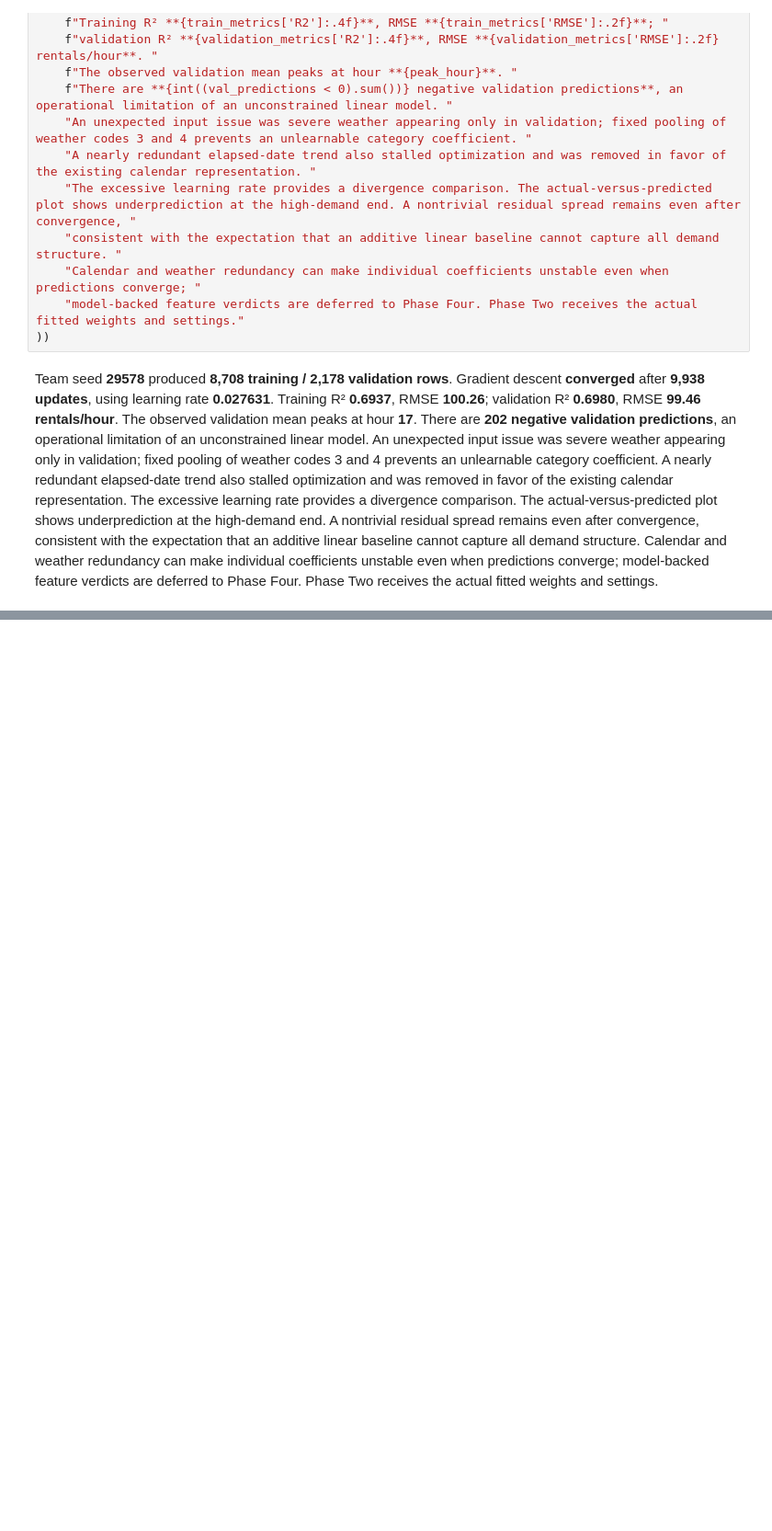
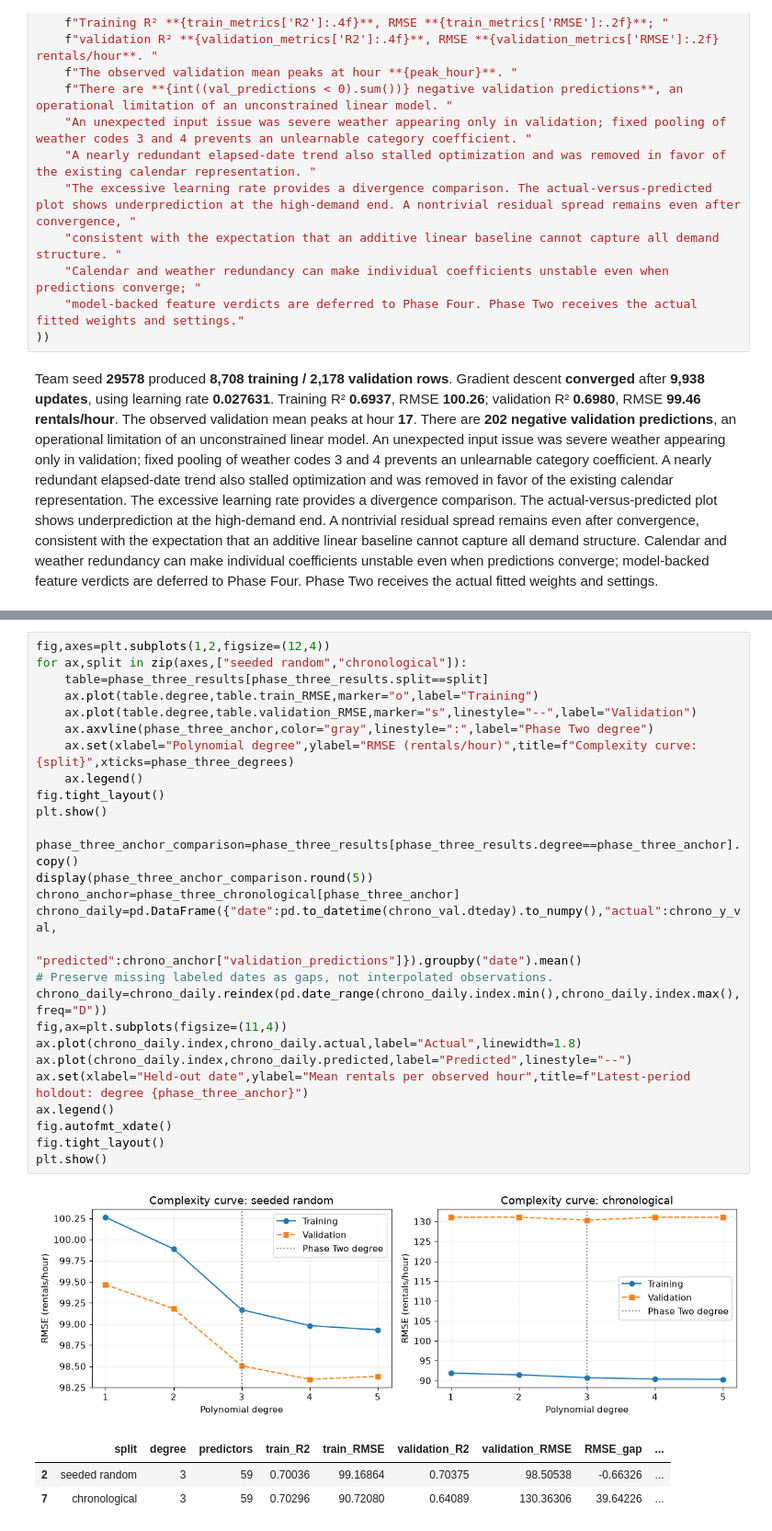
Before and after one commit to MohamedSameh77/machine-learning-project-I, a Jupyter notebook: bike_sharing_demand.ipynb, the cells around one changed output, grey strips where cells are left out. Shown at 92% size. Drawn from its saved outputs; the diff is of its cells as text; blank space fills up the shorter version.

```diff
--- a/bike_sharing_demand.ipynb
+++ b/bike_sharing_demand.ipynb
@@ -447,0 +861,32 @@ Team seed **29578** produced **8,708 training / 2,178 validation rows**. Gradien
+# %%
+fig,axes=plt.subplots(1,2,figsize=(12,4))
+for ax,split in zip(axes,["seeded random","chronological"]):
+    table=phase_three_results[phase_three_results.split==split]
+    ax.plot(table.degree,table.train_RMSE,marker="o",label="Training")
+    ax.plot(table.degree,table.validation_RMSE,marker="s",linestyle="--",label="Validation")
+    ax.axvline(phase_three_anchor,color="gray",linestyle=":",label="Phase Two degree")
+    ax.set(xlabel="Polynomial degree",ylabel="RMSE (rentals/hour)",title=f"Complexity curve: {split}",xticks=phase_three_degrees)
+    ax.legend()
+fig.tight_layout()
+plt.show()
+
+phase_three_anchor_comparison=phase_three_results[phase_three_results.degree==phase_three_anchor].copy()
+display(phase_three_anchor_comparison.round(5))
+chrono_anchor=phase_three_chronological[phase_three_anchor]
+chrono_daily=pd.DataFrame({"date":pd.to_datetime(chrono_val.dteday).to_numpy(),"actual":chrono_y_val,
+                           "predicted":chrono_anchor["validation_predictions"]}).groupby("date").mean()
+# Preserve missing labeled dates as gaps, not interpolated observations.
+chrono_daily=chrono_daily.reindex(pd.date_range(chrono_daily.index.min(),chrono_daily.index.max(),freq="D"))
+fig,ax=plt.subplots(figsize=(11,4))
+ax.plot(chrono_daily.index,chrono_daily.actual,label="Actual",linewidth=1.8)
+ax.plot(chrono_daily.index,chrono_daily.predicted,label="Predicted",linestyle="--")
+ax.set(xlabel="Held-out date",ylabel="Mean rentals per observed hour",title=f"Latest-period holdout: degree {phase_three_anchor}")
+ax.legend()
+fig.autofmt_xdate()
+fig.tight_layout()
+plt.show()
+# %% [output]
+[figure, added]
+|  | split | degree | predictors | train_R2 | train_RMSE | validation_R2 | validation_RMSE | RMSE_gap | ... |
+| 2 | seeded random | 3 | 59 | 0.70036 | 99.16864 | 0.70375 | 98.50538 | -0.66326 | ... |
+| 7 | chronological | 3 | 59 | 0.70296 | 90.72080 | 0.64089 | 130.36306 | 39.64226 | ... |
```
Also changed, not shown: parts of 42 cells of this notebook, 4 other files.
